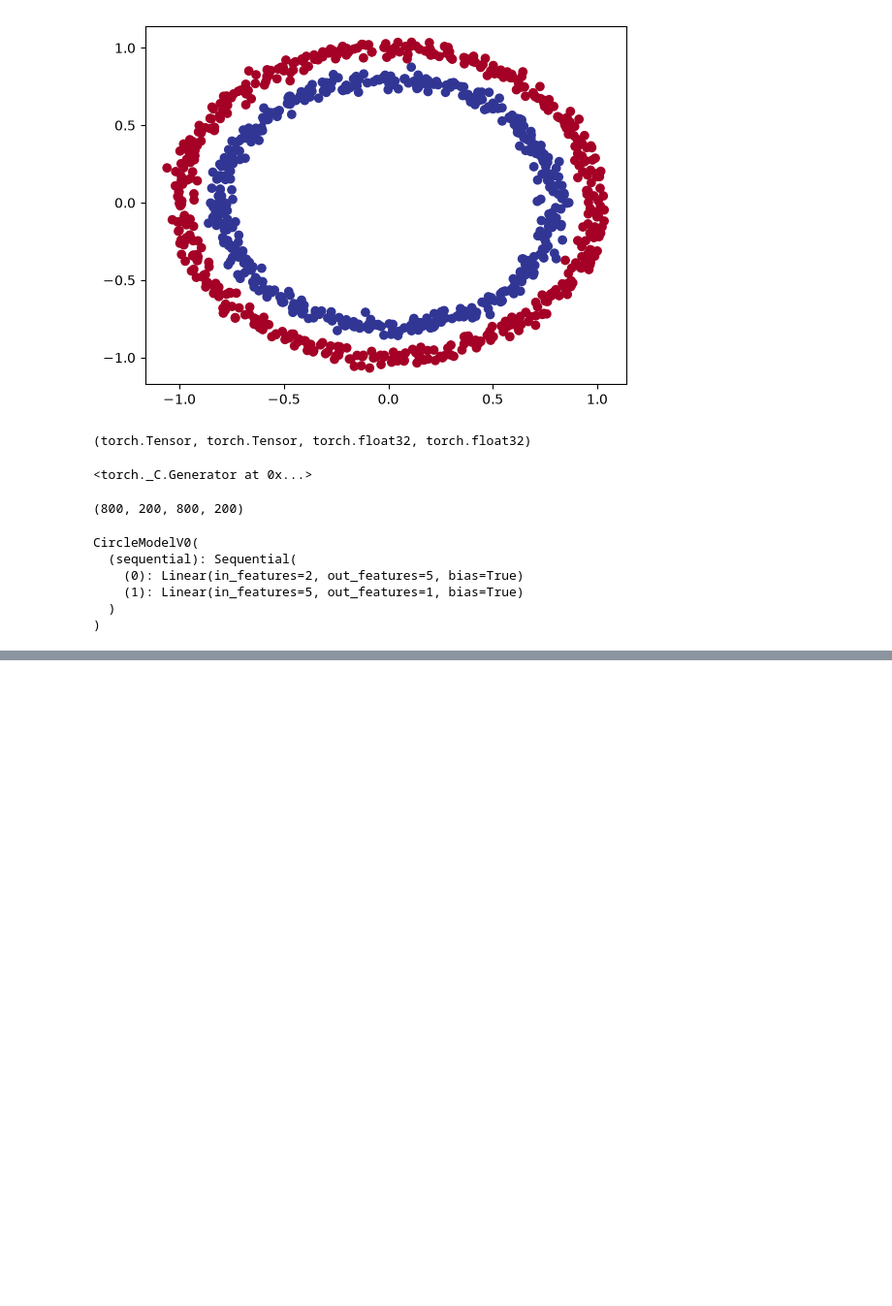
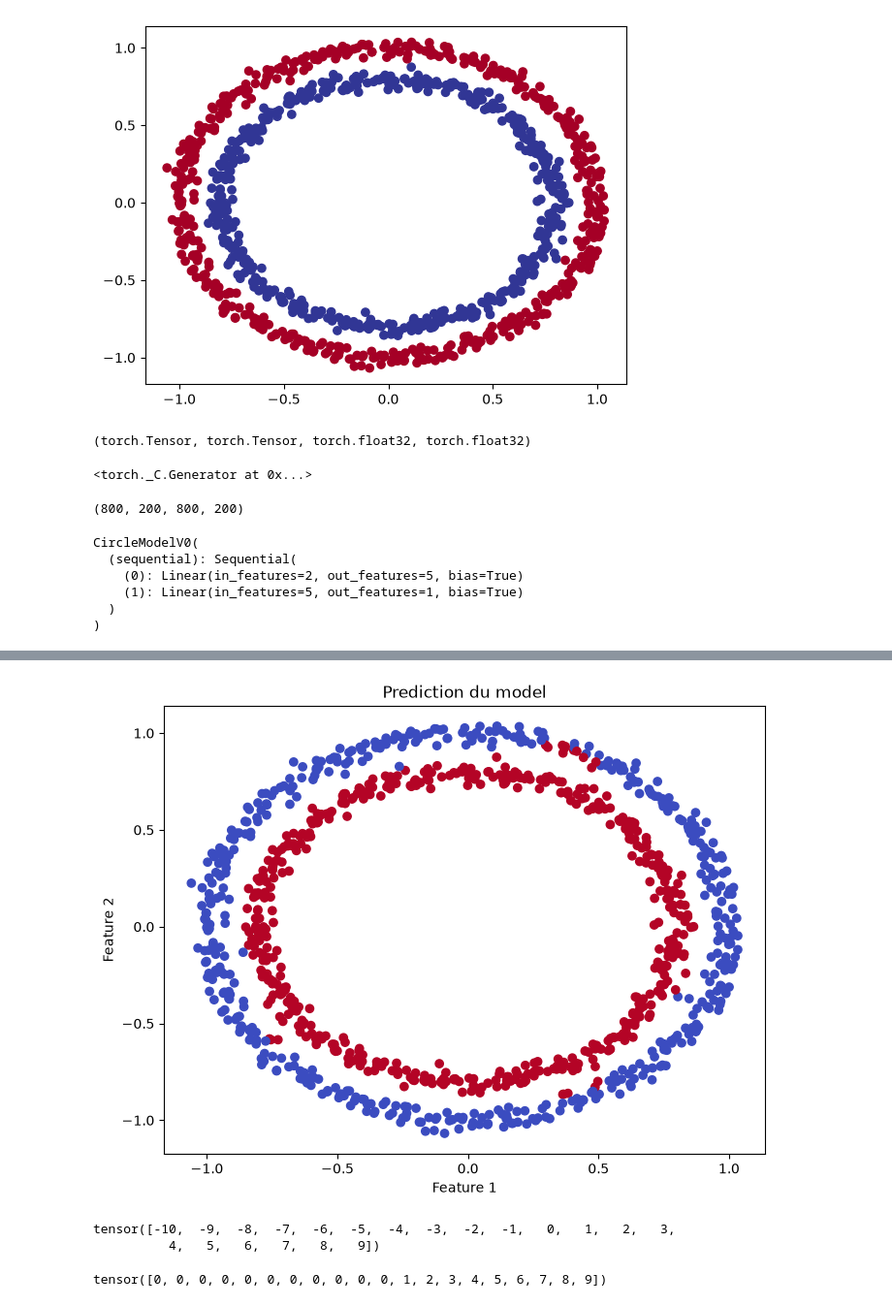
Before and after one commit to Jospin6/ai_training, a Jupyter notebook: notebooks/classification_model.ipynb, the cells around one changed output, grey strips where cells are left out. Shown at 97% size. Drawn from its saved outputs; the diff is of its cells as text; code cells hidden in the pictures; blank space fills up the shorter version.

Commit message:
create classification multi categories Model

```diff
--- a/notebooks/classification_model.ipynb
+++ b/notebooks/classification_model.ipynb
@@ -164,0 +184,21 @@ tensor([[ 0.1476],
+# %%
+class CircleModel2(nn.Module):
+    def __init__(self):
+        super().__init__()
+        self.layer_1 = nn.Linear(2, 10)
+        self.layer_2 = nn.Linear(10, 10)
+        self.layer_3 = nn.Linear(10, 1)
+        self.relu = nn.ReLU()
+
+    def forward(self, x):
+        x = self.layer_1(x)
+        x = self.relu(x)
+
+        x = self.layer_2(x)
+        x = self.relu(x)
+
+        x = self.layer_3(x)
+
+        return x
+# %%
+modelV2 = CircleModel2()
@@ -164,0 +257,36 @@ tensor([[ 0.1476],
+# %%
+modelV2.eval()
+with torch.inference_mode():
+    logits = modelV2(X).squeeze()
+
+    predictions = torch.round(torch.sigmoid(logits))
+
+    plt.figure(figsize=(8, 6))
+    plt.scatter(
+        X[:,0],
+        X[:,1],
+        c=predictions,
+        cmap='coolwarm'
+    )
+
+    plt.title("Prediction du model")
+    plt.xlabel("Feature 1")
+    plt.ylabel("Feature 2")
+
+    plt.show()
+# %% [output]
+[figure, added]
+# %%
+# Z = np.array([-10, -9, -8,-7,-6,-5,-4,-3,-2,-1,1,2,3,4,5,6,7,8,9])
+A = torch.arange(-10, 10)
+A
+# %% [output]
+tensor([-10,  -9,  -8,  -7,  -6,  -5,  -4,  -3,  -2,  -1,   0,   1,   2,   3,
+          4,   5,   6,   7,   8,   9])
+# %%
+def relu(x: torch.Tensor) -> torch.Tensor:
+    return torch.maximum(torch.tensor(0), x)
+
+relu(A)
+# %% [output]
+tensor([0, 0, 0, 0, 0, 0, 0, 0, 0, 0, 0, 1, 2, 3, 4, 5, 6, 7, 8, 9])
```
Also changed, not shown: parts of 27 cells of this notebook, 1 other file.
